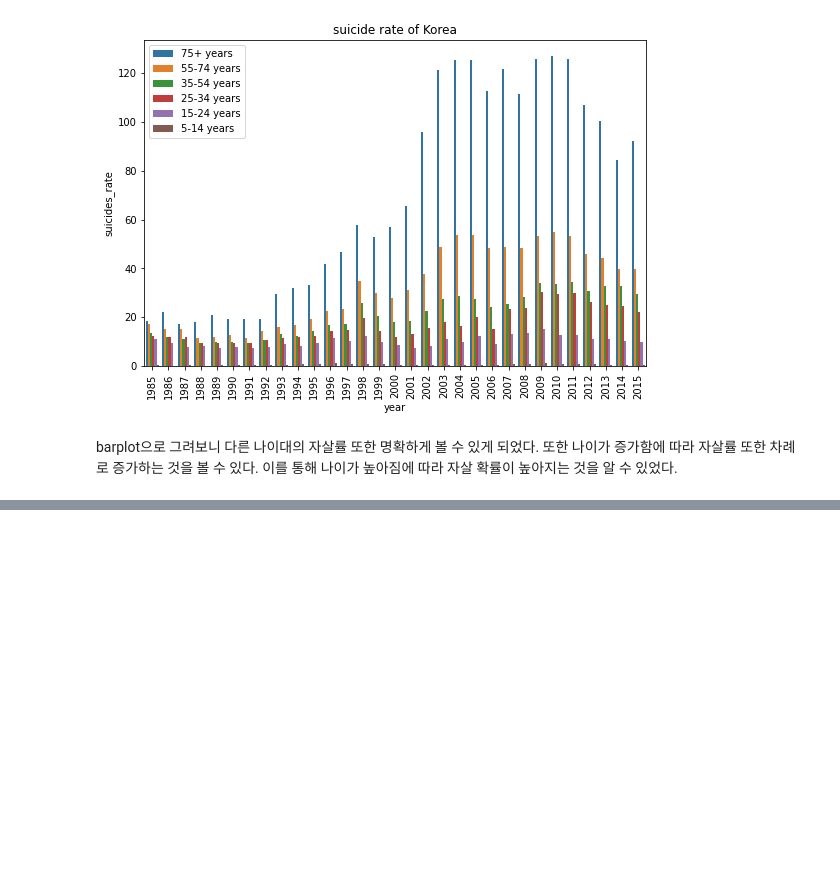
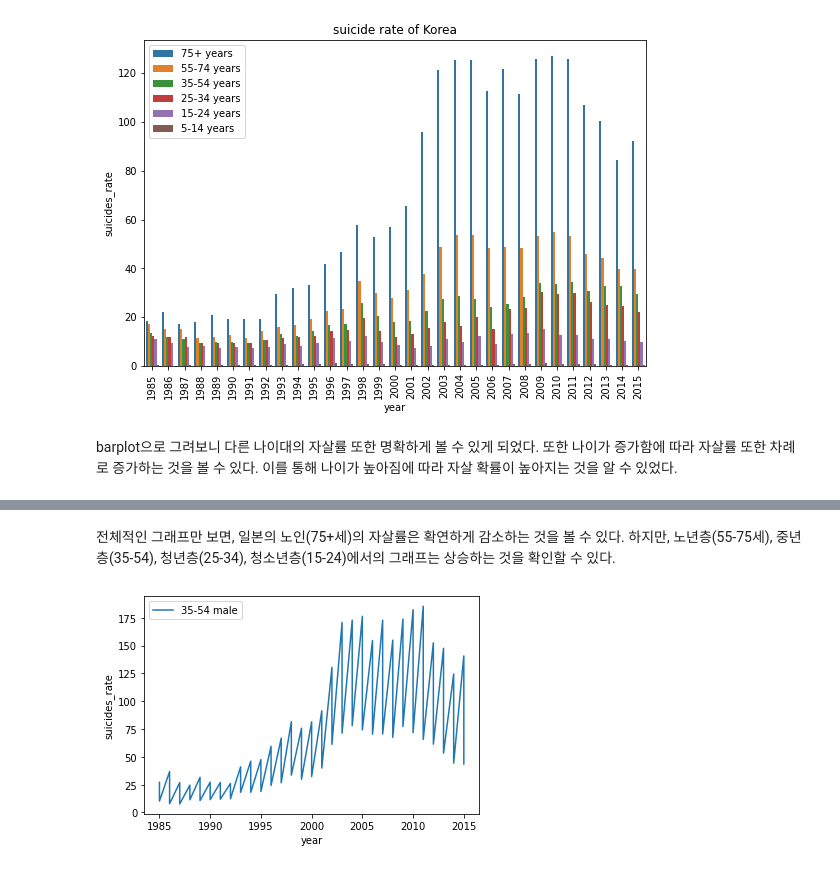
Before and after one commit to JH22222/DAP__, a Jupyter notebook: DAP_Assign.ipynb, the cells around one changed output, grey strips where cells are left out. Saved outputs shown, nothing was run; the diff lists cells and outputs as text; code cells hidden in the pictures; blank space fills up the shorter version.

```diff
--- a/DAP_Assign.ipynb
+++ b/DAP_Assign.ipynb
@@ -211,0 +251,11 @@ barplot으로 그려보니 다른 나이대의 자살률 또한 명확하게 볼
+# %% [markdown]
+전체적인 그래프만 보면, 일본의 노인(75+세)의 자살률은 확연하게 감소하는 것을 볼 수 있다. 하지만, 노년층(55-75세), 중년층(35-54), 청년층(25-34), 청소년층(15-24)에서의 그래프는 상승하는 것을 확인할 수 있다.
+# %%
+yk =df_kor[(df_kor.age == '75+ years')]
+plt.plot(yk.year, yk.suicides_rate, label = '35-54 male')
+plt.xlabel('year')
+plt.ylabel('suicides_rate')
+plt.legend()
+plt.show()
+# %% [output]
+[figure, added]
```
Also changed, not shown: parts of 5 cells of this notebook.
